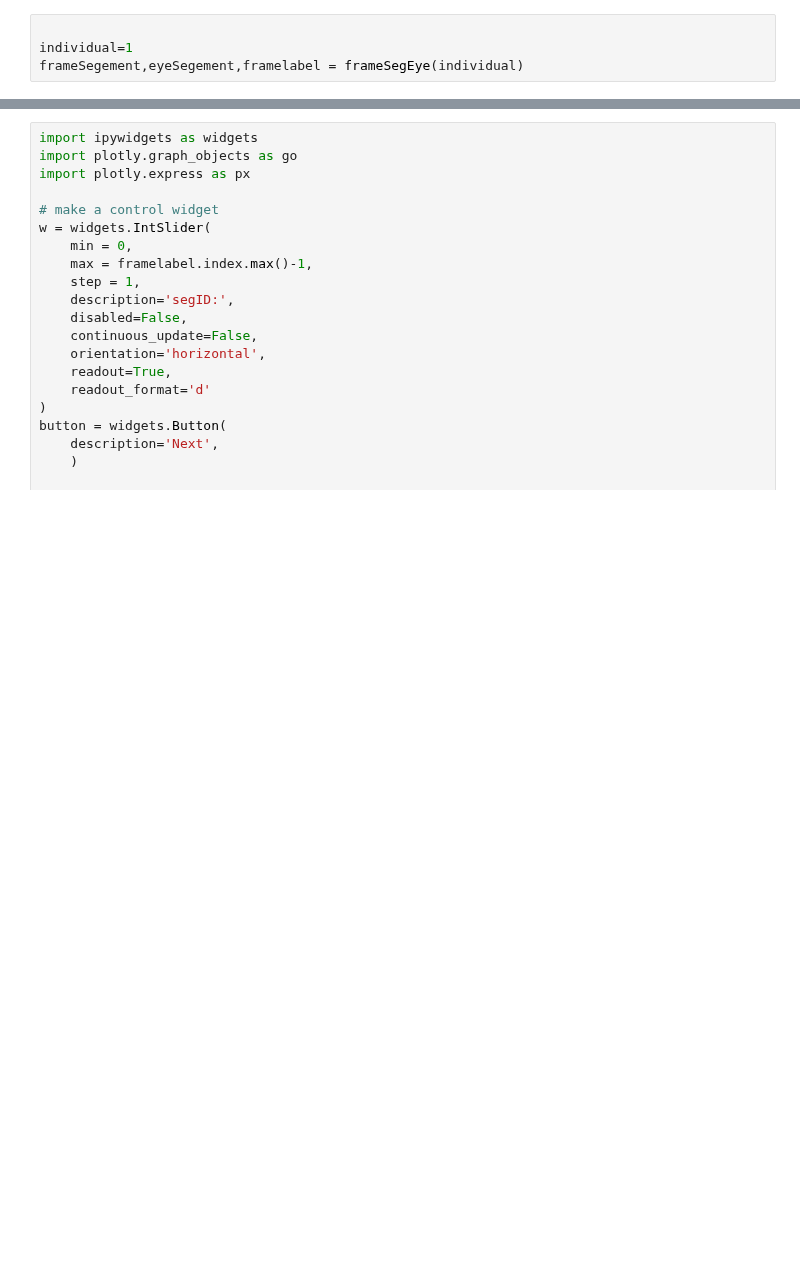
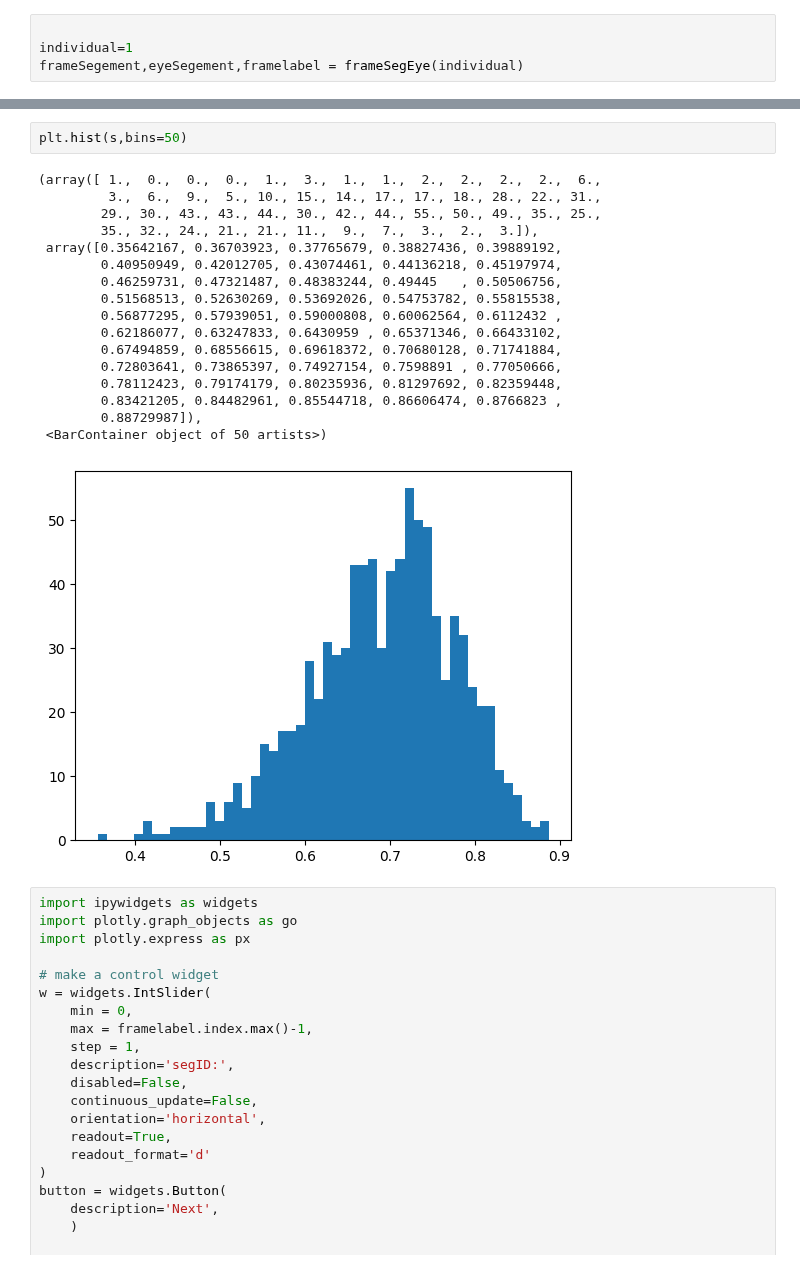
Before and after one commit to ZHTis/count, a Jupyter notebook: datacolin/ponEye.ipynb, the cells around one changed output, grey strips where cells are left out. Saved outputs shown, nothing was run; the diff lists cells and outputs as text; blank space fills up the shorter version.

```diff
--- a/datacolin/ponEye.ipynb
+++ b/datacolin/ponEye.ipynb
@@ -178,3 +203,23 @@ KMeans is known to have a memory leak on Windows with MKL, when there are less c
+# %%
+plt.hist(s,bins=50)
+# %% [output]
+(array([ 1.,  0.,  0.,  0.,  1.,  3.,  1.,  1.,  2.,  2.,  2.,  2.,  6.,
+         3.,  6.,  9.,  5., 10., 15., 14., 17., 17., 18., 28., 22., 31.,
+        29., 30., 43., 43., 44., 30., 42., 44., 55., 50., 49., 35., 25.,
+        35., 32., 24., 21., 21., 11.,  9.,  7.,  3.,  2.,  3.]),
+ array([0.35642167, 0.36703923, 0.37765679, 0.38827436, 0.39889192,
+        0.40950949, 0.42012705, 0.43074461, 0.44136218, 0.45197974,
+        0.46259731, 0.47321487, 0.48383244, 0.49445   , 0.50506756,
+        0.51568513, 0.52630269, 0.53692026, 0.54753782, 0.55815538,
+        0.56877295, 0.57939051, 0.59000808, 0.60062564, 0.6112432 ,
+        0.62186077, 0.63247833, 0.6430959 , 0.65371346, 0.66433102,
+        0.67494859, 0.68556615, 0.69618372, 0.70680128, 0.71741884,
+        0.72803641, 0.73865397, 0.74927154, 0.7598891 , 0.77050666,
+        0.78112423, 0.79174179, 0.80235936, 0.81297692, 0.82359448,
+        0.83421205, 0.84482961, 0.85544718, 0.86606474, 0.8766823 ,
+        0.88729987]),
+ <BarContainer object of 50 artists>)
+[figure, added]
 # %%
 import ipywidgets as widgets
 import plotly.graph_objects as go
```
Also changed, not shown: parts of 1 cell of this notebook.
